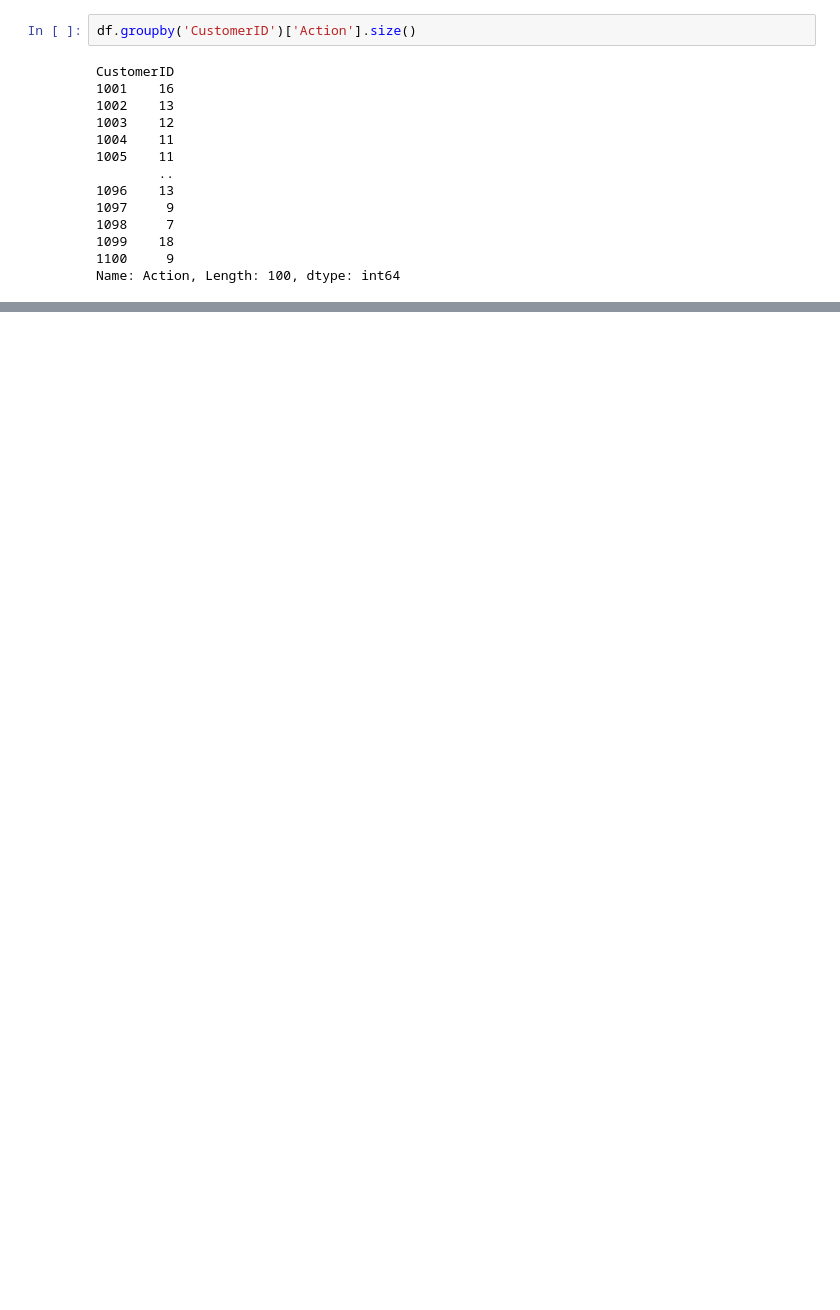
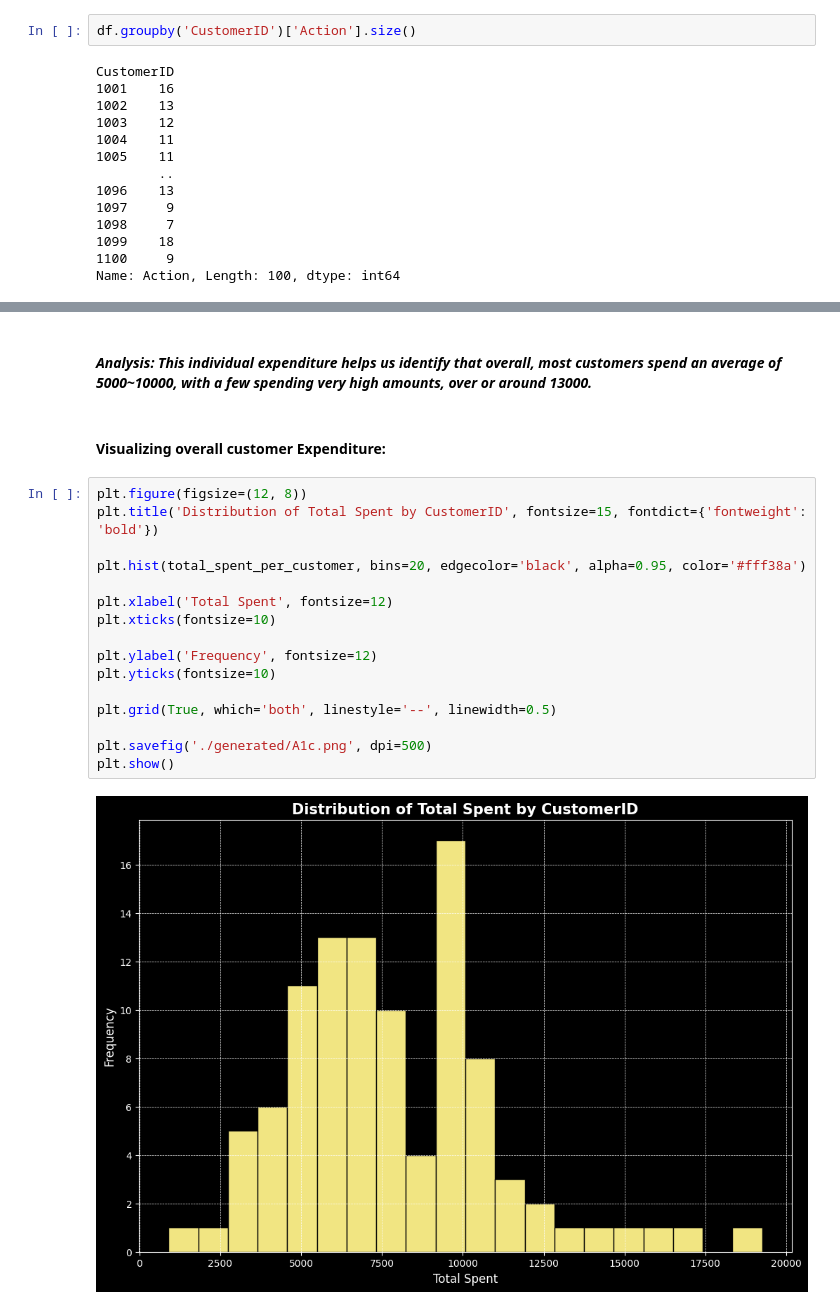
Before and after one commit to rajin-khan/machine-learning-sem10, a Jupyter notebook: assignments/Assignment1.ipynb, the cells around one changed output, grey strips where cells are left out. Saved outputs shown, nothing was run; the diff lists cells and outputs as text; blank space fills up the shorter version.

```diff
--- a/assignments/Assignment1.ipynb
+++ b/assignments/Assignment1.ipynb
@@ -175,0 +343,22 @@ Name: Action, Length: 100, dtype: int64
+# %% [markdown]
+#### *Analysis: This individual expenditure helps us identify that overall, most customers spend an average of 5000~10000, with a few spending very high amounts, over or around 13000.*
+# %% [markdown]
+#### Visualizing overall customer Expenditure:
+# %%
+plt.figure(figsize=(12, 8))
+plt.title('Distribution of Total Spent by CustomerID', fontsize=15, fontdict={'fontweight': 'bold'})
+
+plt.hist(total_spent_per_customer, bins=20, edgecolor='black', alpha=0.95, color='#fff38a')
+
+plt.xlabel('Total Spent', fontsize=12)
+plt.xticks(fontsize=10)
+
+plt.ylabel('Frequency', fontsize=12)
+plt.yticks(fontsize=10)
+
+plt.grid(True, which='both', linestyle='--', linewidth=0.5)
+
+plt.savefig('./generated/A1c.png', dpi=500)
+plt.show()
+# %% [output]
+[figure, added]
```
Also changed, not shown: parts of 43 cells of this notebook, 3 other files.
